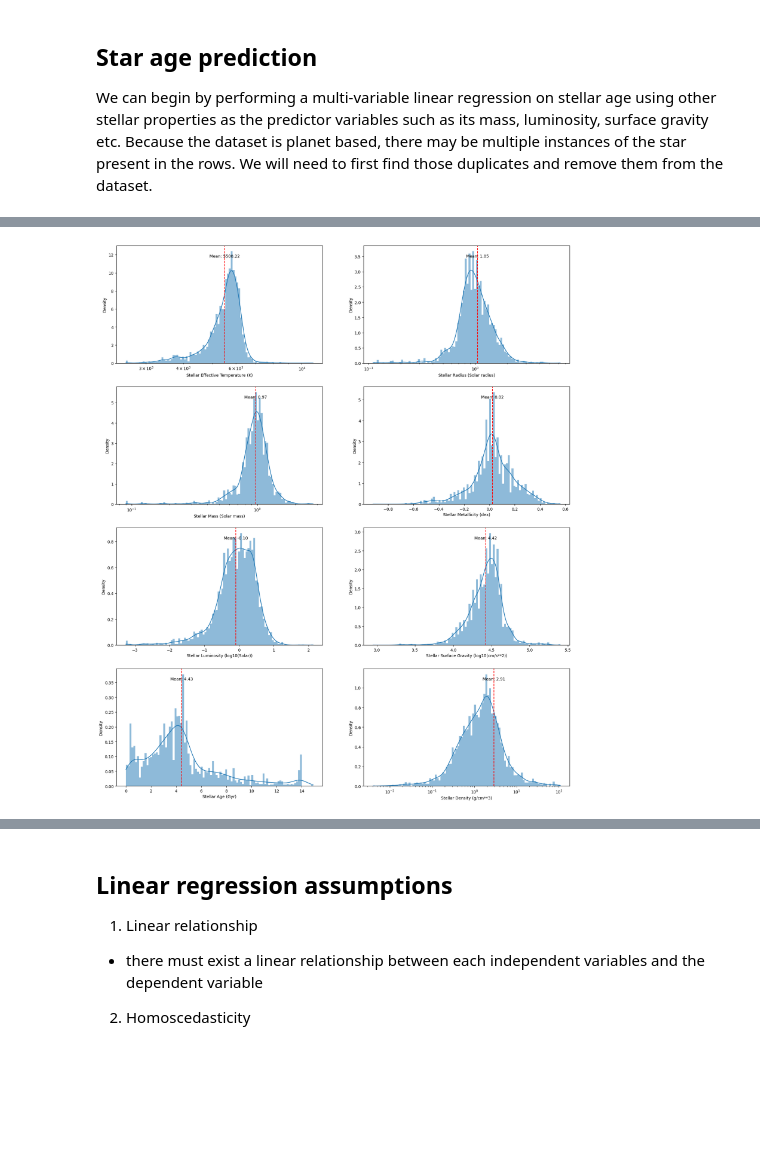
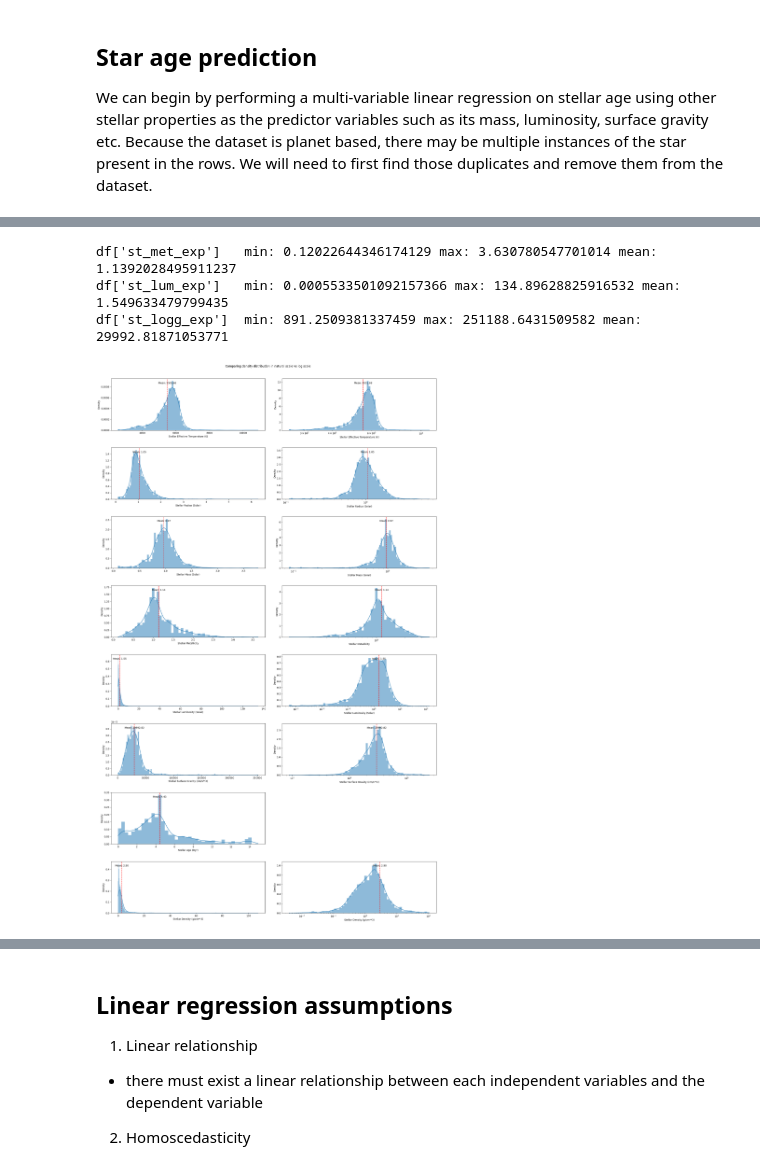
Before and after one commit to leoybkim/exoplanet, a Jupyter notebook: Linear_Regression.ipynb, the cells around one changed output, grey strips where cells are left out. Saved outputs shown, nothing was run; the diff lists cells and outputs as text; code cells hidden in the pictures; blank space fills up the shorter version.

Commit message:
Normalize stellar features Fix prediction accuracy measurement

```diff
--- a/Linear_Regression.ipynb
+++ b/Linear_Regression.ipynb
@@ -17,7 +17,7 @@ import math
 
 df = pd.read_csv('exoplanet_dataset.csv')
 df = df.groupby(['hostname', 'st_lum', 'st_rad', 'st_teff', 'st_mass', 'st_met', 'st_logg', 'st_age', 'st_dens']).apply(lambda x: x.drop_duplicates())
-df = df[['hostname', 'st_lum', 'st_rad', 'st_teff', 'st_mass', 'st_met', 'st_metratio', 'st_logg', 'st_age', 'st_dens']]
+df = df[['hostname', 'st_lum', 'st_rad', 'st_teff', 'st_mass', 'st_met', 'st_logg', 'st_age', 'st_dens']]
 
 df = df.dropna() # Drop nan values
 # %%
@@ -43,23 +49,53 @@ df['st_dens']  min: 0.00401    max: 107.44923  mean: 2.9118800204655924
+# %%
+df['st_met_exp'] = df['st_met'].apply(lambda x: np.power(10, x))
+df['st_lum_exp']= df['st_lum'].apply(lambda x: np.power(10, x))
+df['st_logg_exp']= df['st_logg'].apply(lambda x: np.power(10, x))
+print(f"df['st_met_exp']   min: {df['st_met_exp'].min():<10} max: {df['st_met_exp'].max():<10} mean: {df['st_met_exp'].mean():<10}")
+print(f"df['st_lum_exp']   min: {df['st_lum_exp'].min():<10} max: {df['st_lum_exp'].max():<10} mean: {df['st_lum_exp'].mean():<10}")
+print(f"df['st_logg_exp']  min: {df['st_logg_exp'].min():<10} max: {df['st_logg_exp'].max():<10} mean: {df['st_logg_exp'].mean():<10}")
+# %% [output]
+df['st_met_exp']   min: 0.12022644346174129 max: 3.630780547701014 mean: 1.1392028495911237
+df['st_lum_exp']   min: 0.0005533501092157366 max: 134.89628825916532 mean: 1.549633479799435
+df['st_logg_exp']  min: 891.2509381337459 max: 251188.6431509582 mean: 29992.81871053771
 # %%
-fig, ax = plt.subplots(4,2,figsize=(20,24))
+fig, ax = plt.subplots(8,2,figsize=(20,32))
 axes = ax.flatten()
 
-def graph_histplot(x, ax, xlabel, log_scale=True):
-    sns.histplot(df[x], ax=ax, kde=True, stat='density', linewidth=0, log_scale=log_scale,  x=x, legend=False, bins=100)
+def graph_histplot(df, x, ax, xlabel, log_scale=True):
+    sns.histplot(df[x], ax=ax, kde=True, stat='density', linewidth=0, log_scale=log_scale, legend=False)
     mean = np.mean(df[x])
     ax.axvline(x=mean, color='r', linestyle='--', label='Mean')
     ax.set_xlabel(xlabel)
     ax.text(mean, ax.get_ylim()[1]*0.9, f'Mean: {mean:0.2f}', ha='center')
 
-graph_histplot('st_teff', axes[0], 'Stellar Effective Temperature (K)')
-graph_histplot('st_rad', axes[1], 'Stellar Radius (Solar radius)')
-graph_histplot('st_mass', axes[2], 'Stellar Mass (Solar mass)')
-graph_histplot('st_met', axes[3], 'Stellar Metallicity (dex)', log_scale=False)
-graph_histplot('st_lum', axes[4], 'Stellar Luminosity (log10(Solar))', log_scale=False)
-graph_histplot('st_logg', axes[5], 'Stellar Surface Gravity (log10(cm/s**2))', log_scale=False)
-graph_histplot('st_age', axes[6], 'Stellar Age (Gyr)', log_scale=False)
-graph_histplot('st_dens', axes[7], 'Stellar Density (g/cm**3)')
+graph_histplot(df, 'st_teff', axes[0], 'Stellar Effective Temperature (K)', log_scale=False)
+graph_histplot(df, 'st_teff', axes[1], 'Stellar Effective Temperature (K)', log_scale=True)
 
+graph_histplot(df, 'st_rad', axes[2], 'Stellar Radius (Solar)', log_scale=False)
+graph_histplot(df, 'st_rad', axes[3], 'Stellar Radius (Solar)', log_scale=True)
+
+graph_histplot(df, 'st_mass', axes[4], 'Stellar Mass (Solar)', log_scale=False)
+graph_histplot(df, 'st_mass', axes[5], 'Stellar Mass (Solar)', log_scale=True)
+
+graph_histplot(df, 'st_met_exp', axes[6], 'Stellar Metallicity', log_scale=False)
+graph_histplot(df, 'st_met_exp', axes[7], 'Stellar Metallicity', log_scale=True)
+
+graph_histplot(df, 'st_lum_exp', axes[8], 'Stellar Luminosity (Solar)', log_scale=False)
+graph_histplot(df, 'st_lum_exp', axes[9], 'Stellar Luminosity (Solar)', log_scale=True)
+
+graph_histplot(df, 'st_logg_exp', axes[10], 'Stellar Surface Gravity (cm/s**2)', log_scale=False)
+graph_histplot(df, 'st_logg_exp', axes[11], 'Stellar Surface Gravity (cm/s**2)', log_scale=True)
+
+graph_histplot(df, 'st_age', axes[12], 'Stellar Age (Gyr)', log_scale=False)
+# graph_histplot('st_age', axes[13], 'Stellar Age (Gyr)', log_scale=True)
+
+graph_histplot(df, 'st_dens', axes[14], 'Stellar Density (g/cm**3)', log_scale=False)
+graph_histplot(df, 'st_dens', axes[15], 'Stellar Density (g/cm**3)', log_scale=True)
+
+
+fig.suptitle('Comparing density distribution in natural scale vs log scale', y=1.01)
+fig.tight_layout(h_pad=3, w_pad=3)
+axes[13].axis('off')
 plt.show()
 # %% [output]
-[figure, old version]
+[figure, new version]
```
Also changed, not shown: parts of 21 cells of this notebook.
